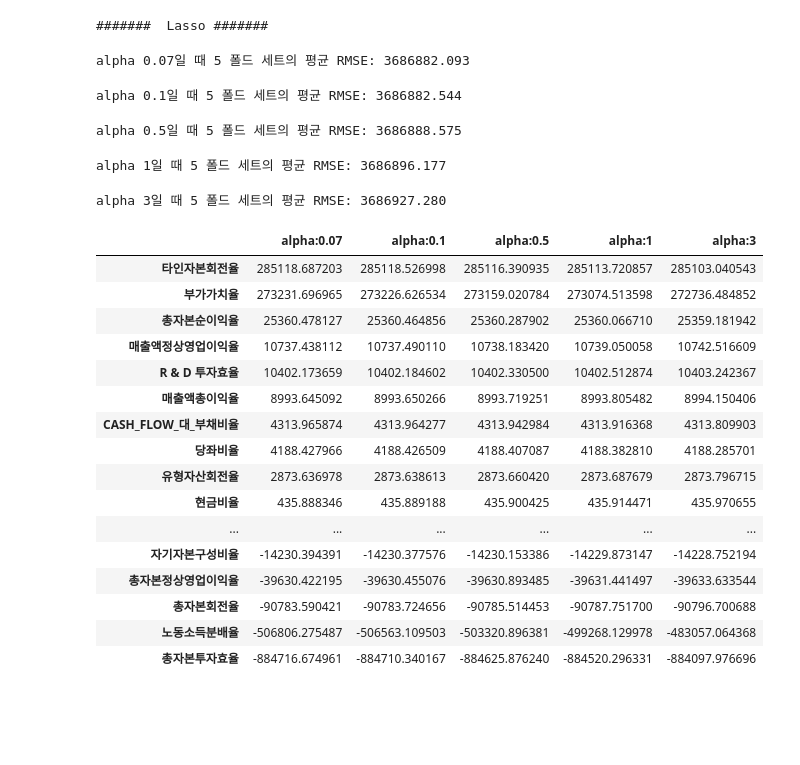
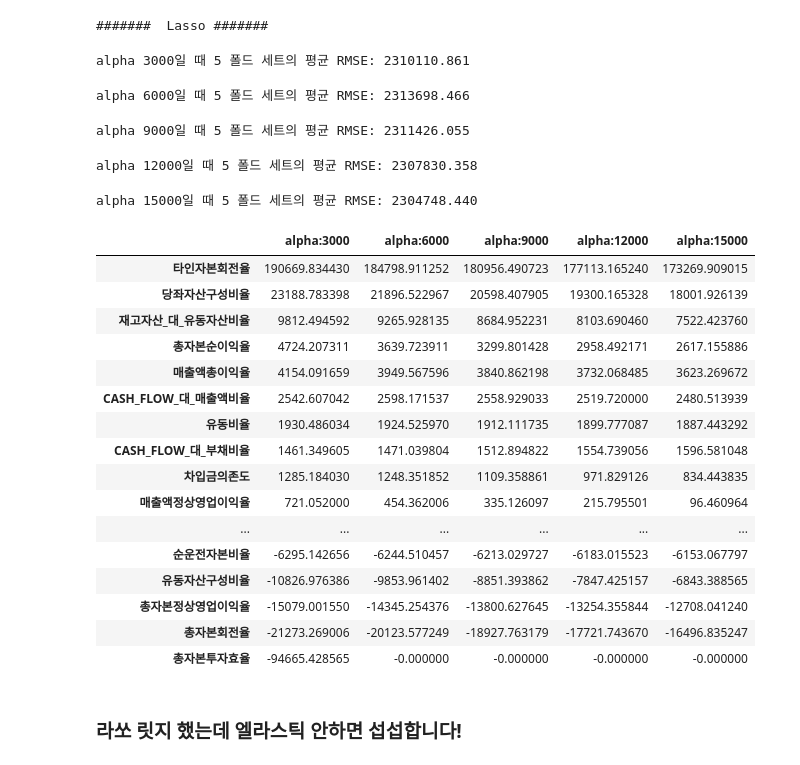
Before and after one commit to Penta-Audit-Technology/jh, a Jupyter notebook: 부실징후기업.ipynb, the cells around one changed output. Drawn from its saved outputs; the diff is of its cells as text; code cells hidden in the pictures; blank space fills up the shorter version.

```diff
--- a/부실징후기업.ipynb
+++ b/부실징후기업.ipynb
@@ -73,0 +235,6 @@ df = df.dropna()
+# %%
+from scipy.stats.mstats import winsorize
+
+# option 1a:
+for v in range(len(df)):
+    df.loc[v]['순이익증가율'] = winsorize(df.loc[v]['순이익증가율'],limits=[.01,.99])
@@ -223,0 +391,3 @@ plt.show()
+# %%
+# 마땅한 레이블이 없어 이걸로 일단 대체
+df['이자보상배율'] = df['이자보상배율'].astype(int)
@@ -224,12 +400,14 @@ plt.show()
 # %%
 x = df[['총자산증가율', '유형자산증가율', '유동자산증가율',
        '재고자산증가율', '자기자본증가율', '순이익증가율', '매출액총이익율', '매출액순이익율', '자기자본순이익율',
-       '총자본정상영업이익율', '매출액정상영업이익율', '총자본순이익율', '유동비율', '당좌비율', '현금비율', '부채비율',
-       '차입금의존도', 'CASH_FLOW_대_부채비율', 'CASH_FLOW_대_매출액비율', 'CASH_FLOW_대_차입금비율',
-       '자기자본구성비율', '총자본회전율', '재고자산회전율', '매출채권회전율', '유형자산회전율', '매입채무회전율',
-       '자기자본회전율', '타인자본회전율', '유동자산회전율', '노동장비율', '기계장비율', '자본집약도', '노동소득분배율',
-       '설비투자효율', '총자본투자효율', '기계투자효율', '부가가치율', '종업원수증가율', 'R & D 투자효율',
-       '무형자산처리무형자산개발비(천원)', '경상개발비(천원)']]
+       '총자본정상영업이익율', '매출액정상영업이익율', '총자본순이익율', '총자본회전율', '재고자산회전율', '매출채권회전율',
+       '유형자산회전율', '매입채무회전율', '자기자본회전율', '타인자본회전율', '유동자산회전율', '유동비율', '당좌비율',
+       '현금비율', '부채비율', '차입금의존도', 'CASH_FLOW_대_부채비율', 'CASH_FLOW_대_매출액비율',
+       'CASH_FLOW_대_차입금비율', '자기자본구성비율', '차입금비율', '당좌자산구성비율', '유동자산구성비율',
+       '매출채권_대_매입채무비율', '단기차입금_대_총차입금비율', '유동부채비율', '타인자본구성비율', '자기자본구성비율.1',
+       '재고자산_대_유동자산비율', '재고자산_대_순운전자본비율', '순운전자본비율', '노동장비율', '기계장비율', '자본집약도',
+       '노동소득분배율', '설비투자효율', '총자본투자효율', '기계투자효율', '부가가치율', '종업원수증가율',
+       'R & D 투자효율', '무형자산처리무형자산개발비(천원)', '경상개발비(천원)']]
 # %%
 # x = df[['cashflow_부채비율','당좌비율','매입채무회전율','매출액총이익률',
 #         '매출원가대매출액비율','매출채권회전율','부채비율',
@@ -248,0 +435,5 @@ y.shape
+# %%
+# 훈련
+from sklearn.linear_model import LogisticRegression
+log_reg = LogisticRegression(solver='liblinear', random_state=42)
+log_reg.fit(x,y)
@@ -376,56 +597,58 @@ def get_linear_reg_eval(model_name, params=None, X_data_n=None, y_target_n=None,
                         verbose=True, return_coeff=True):
     coeff_df = pd.DataFrame()
     if verbose : print('####### ', model_name , '#######')
     for param in params:
         if model_name =='Ridge': model = Ridge(alpha=param)
         elif model_name =='Lasso': model = Lasso(alpha=param)
         elif model_name =='ElasticNet': model = ElasticNet(alpha=param, l1_ratio=0.7)
         neg_mse_scores = cross_val_score(model, X_data_n,
                                              y_target_n, scoring="neg_mean_squared_error", cv = 5)
         avg_rmse = np.mean(np.sqrt(-1 * neg_mse_scores))
         print('alpha {0}일 때 5 폴드 세트의 평균 RMSE: {1:.3f} '.format(param, avg_rmse))
         # cross_val_score는 evaluation metric만 반환하므로 모델을 다시 학습하여 회귀 계수 추출
 
         model.fit(X_data_n , y_target_n)
         if return_coeff:
             # alpha에 따른 피처별 회귀 계수를 Series로 변환하고 이를 DataFrame의 컬럼으로 추가.
             coeff = pd.Series(data=model.coef_ , index=X_data_n.columns )
             colname='alpha:'+str(param)
             coeff_df[colname] = coeff
 
     return coeff_df
 
 # 라쏘에 사용될 alpha 파라미터의 값들을 정의하고 get_linear_reg_eval() 함수 호출
-lasso_alphas = [ 0.07, 0.1, 0.5, 1, 3]
+lasso_alphas = [ 3000, 6000, 9000, 12000, 15000]
 coeff_lasso_df =get_linear_reg_eval('Lasso', params=lasso_alphas, X_data_n=x, y_target_n=y)
 
 # 반환된 coeff_lasso_df를 첫번째 컬럼순으로 내림차순 정렬하여 회귀계수 DataFrame출력
 sort_column = 'alpha:'+str(lasso_alphas[0])
 coeff_lasso_df.sort_values(by=sort_column, ascending=False)
 # %% [output]
 #######  Lasso #######
-alpha 0.07일 때 5 폴드 세트의 평균 RMSE: 3686882.093
+alpha 3000일 때 5 폴드 세트의 평균 RMSE: 2310110.861
-alpha 0.1일 때 5 폴드 세트의 평균 RMSE: 3686882.544
+alpha 6000일 때 5 폴드 세트의 평균 RMSE: 2313698.466
-alpha 0.5일 때 5 폴드 세트의 평균 RMSE: 3686888.575
+alpha 9000일 때 5 폴드 세트의 평균 RMSE: 2311426.055
-alpha 1일 때 5 폴드 세트의 평균 RMSE: 3686896.177
+alpha 12000일 때 5 폴드 세트의 평균 RMSE: 2307830.358
-alpha 3일 때 5 폴드 세트의 평균 RMSE: 3686927.280
+alpha 15000일 때 5 폴드 세트의 평균 RMSE: 2304748.440
-|  | alpha:0.07 | alpha:0.1 | alpha:0.5 | alpha:1 | alpha:3 |
-| 타인자본회전율 | 285118.687203 | 285118.526998 | 285116.390935 | 285113.720857 | 285103.040543 |
-| 부가가치율 | 273231.696965 | 273226.626534 | 273159.020784 | 273074.513598 | 272736.484852 |
-| 총자본순이익율 | 25360.478127 | 25360.464856 | 25360.287902 | 25360.066710 | 25359.181942 |
-| 매출액정상영업이익율 | 10737.438112 | 10737.490110 | 10738.183420 | 10739.050058 | 10742.516609 |
-| R & D 투자효율 | 10402.173659 | 10402.184602 | 10402.330500 | 10402.512874 | 10403.242367 |
-| 매출액총이익율 | 8993.645092 | 8993.650266 | 8993.719251 | 8993.805482 | 8994.150406 |
-| CASH_FLOW_대_부채비율 | 4313.965874 | 4313.964277 | 4313.942984 | 4313.916368 | 4313.809903 |
-| 당좌비율 | 4188.427966 | 4188.426509 | 4188.407087 | 4188.382810 | 4188.285701 |
-| 유형자산회전율 | 2873.636978 | 2873.638613 | 2873.660420 | 2873.687679 | 2873.796715 |
-| 현금비율 | 435.888346 | 435.889188 | 435.900425 | 435.914471 | 435.970655 |
+|  | alpha:3000 | alpha:6000 | alpha:9000 | alpha:12000 | alpha:15000 |
+| 타인자본회전율 | 190669.834430 | 184798.911252 | 180956.490723 | 177113.165240 | 173269.909015 |
+| 당좌자산구성비율 | 23188.783398 | 21896.522967 | 20598.407905 | 19300.165328 | 18001.926139 |
+| 재고자산_대_유동자산비율 | 9812.494592 | 9265.928135 | 8684.952231 | 8103.690460 | 7522.423760 |
+| 총자본순이익율 | 4724.207311 | 3639.723911 | 3299.801428 | 2958.492171 | 2617.155886 |
+| 매출액총이익율 | 4154.091659 | 3949.567596 | 3840.862198 | 3732.068485 | 3623.269672 |
+| CASH_FLOW_대_매출액비율 | 2542.607042 | 2598.171537 | 2558.929033 | 2519.720000 | 2480.513939 |
+| 유동비율 | 1930.486034 | 1924.525970 | 1912.111735 | 1899.777087 | 1887.443292 |
+| CASH_FLOW_대_부채비율 | 1461.349605 | 1471.039804 | 1512.894822 | 1554.739056 | 1596.581048 |
+| 차입금의존도 | 1285.184030 | 1248.351852 | 1109.358861 | 971.829126 | 834.443835 |
+| 매출액정상영업이익율 | 721.052000 | 454.362006 | 335.126097 | 215.795501 | 96.460964 |
 | ... | ... | ... | ... | ... | ... |
-| 자기자본구성비율 | -14230.394391 | -14230.377576 | -14230.153386 | -14229.873147 | -14228.752194 |
-| 총자본정상영업이익율 | -39630.422195 | -39630.455076 | -39630.893485 | -39631.441497 | -39633.633544 |
-| 총자본회전율 | -90783.590421 | -90783.724656 | -90785.514453 | -90787.751700 | -90796.700688 |
-| 노동소득분배율 | -506806.275487 | -506563.109503 | -503320.896381 | -499268.129978 | -483057.064368 |
-| 총자본투자효율 | -884716.674961 | -884710.340167 | -884625.876240 | -884520.296331 | -884097.976696 |
+| 순운전자본비율 | -6295.142656 | -6244.510457 | -6213.029727 | -6183.015523 | -6153.067797 |
+| 유동자산구성비율 | -10826.976386 | -9853.961402 | -8851.393862 | -7847.425157 | -6843.388565 |
+| 총자본정상영업이익율 | -15079.001550 | -14345.254376 | -13800.627645 | -13254.355844 | -12708.041240 |
+| 총자본회전율 | -21273.269006 | -20123.577249 | -18927.763179 | -17721.743670 | -16496.835247 |
+| 총자본투자효율 | -94665.428565 | -0.000000 | -0.000000 | -0.000000 | -0.000000 |
+# %% [markdown]
+### 라쏘 릿지 했는데 엘라스틱 안하면 섭섭합니다!
 # %%
 # 엘라스틱넷에 사용될 alpha 파라미터의 값들을 정의하고 get_linear_reg_eval() 함수 호출
 # l1_ratio는 0.7로 고정
```
Also changed, not shown: parts of 50 cells of this notebook, 8 other files.
